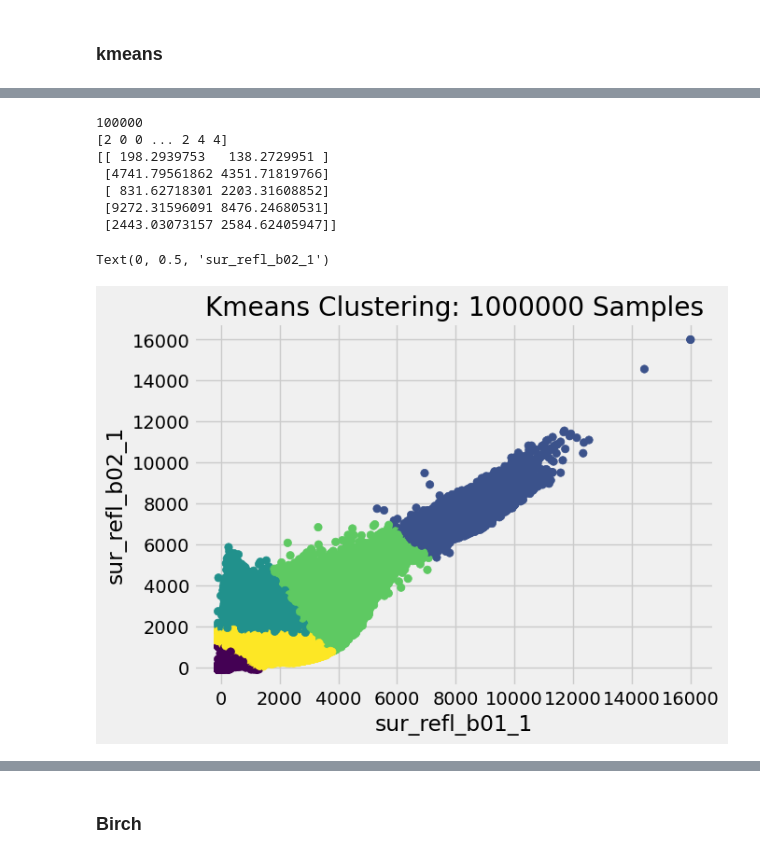
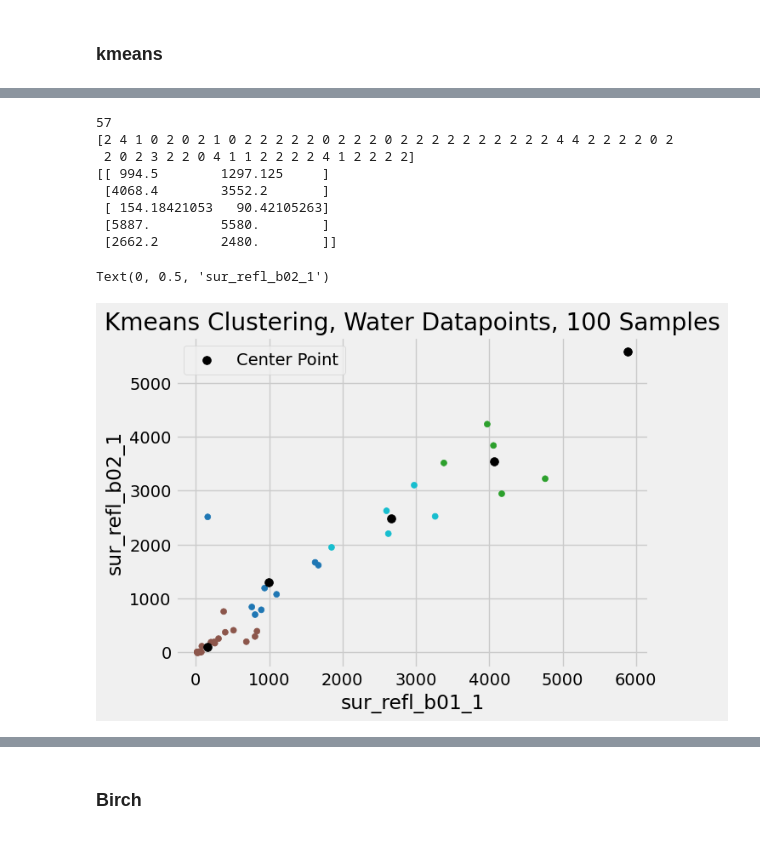
Before and after one commit to nasa-nccs-hpda/modis-water-classification, a Jupyter notebook: modis_water_training/view/notebook/Burke_Analysis/MODIS_Water_Clustering_Analysis.ipynb, the cells around one changed output, grey strips where cells are left out. Saved outputs shown, nothing was run; the diff lists cells and outputs as text; code cells hidden in the pictures.

```diff
--- a/modis_water_training/view/notebook/Burke_Analysis/MODIS_Water_Clustering_Analysis.ipynb
+++ b/modis_water_training/view/notebook/Burke_Analysis/MODIS_Water_Clustering_Analysis.ipynb
@@ -30,18 +30,30 @@ plt.style.use('fivethirtyeight')
 warnings.filterwarnings('ignore')
 %matplotlib inline
 # %%
-training_data_basepath = '/explore/nobackup/projects/ilab/data/MODIS/MODIS_WATER_ML/training_data/v4.2.0'
+DATA_VERSION='v2.0.0'
+training_data_basepath = f'/explore/nobackup/projects/ilab/data/MODIS/MODIS_WATER_ML/training_data/{DATA_VERSION}'
 
 GPU = True
-TILE = 'Golden'
+
 MODEL = 'rf'
 TEST_RATIO = 0.2
 RANDOM_STATE = 42
 LABEL_NAME = 'water'
 DATA_TYPE = np.int16
 FRAC_LAND=0.5
-# Columns that are offset, years, julian days, etc (always need to be dropped).
-offsets_indexes = ['x_offset', 'y_offset', 'year', 'julian_day','tileID']
+
+
+##############################
+#VERSION 4.2.0
+#TILE = 'Golden'#v4.2.0
+#offsets_indexes = ['x_offset', 'y_offset', 'year', 'julian_day','tileID']
+##############################
+
+##############################
+#VERSION 2.0.0
+TILE = 'GLOBAL'#v4.2.0
+offsets_indexes = ['x_offset', 'y_offset', 'year', 'julian_day']
+##############################
 
 glob_string = os.path.join(training_data_basepath,'MOD*{}*.parquet.gzip'.format(TILE))
 data_paths = sorted([fv for fv in glob.glob(glob_string)])
@@ -51,5 +63,6 @@ print(data_paths)
 data_path = data_paths[0]
 print(data_path)
 
-num_datapoints = 100
+
+num_datapoints = 10000000
 # %% [output]
@@ -177,6 +200,6 @@ common_params = {
 }
 # %%
 %%time
-kme =  KMeans(n_clusters=5, **common_params).fit(X)
-kmeans_output = kme.predict(X)
+kme_water =  KMeans(n_clusters=5, **common_params).fit(X_water)
+kmeans_output_water = kme_water.predict(X_water)
 # %% [output]
@@ -185,20 +208,25 @@ Wall time: 153 ms
 # %%
-print(len(kmeans_output))
-print(kmeans_output)
-print(kme.cluster_centers_)
+print(len(kmeans_output_water))
+print(kmeans_output_water)
+print(kme_water.cluster_centers_)
 # %% [output]
-100000
-[2 0 0 ... 2 4 4]
-[[ 198.2939753   138.2729951 ]
- [4741.79561862 4351.71819766]
- [ 831.62718301 2203.31608852]
- [9272.31596091 8476.24680531]
- [2443.03073157 2584.62405947]]
+57
+[2 4 1 0 2 0 2 1 0 2 2 2 2 2 0 2 2 2 0 2 2 2 2 2 2 2 2 2 2 4 4 2 2 2 2 0 2
+ 2 0 2 3 2 2 0 4 1 1 2 2 2 2 4 1 2 2 2 2]
+[[ 994.5        1297.125     ]
+ [4068.4        3552.2       ]
+ [ 154.18421053   90.42105263]
+ [5887.         5580.        ]
+ [2662.2        2480.        ]]
 # %%
-plt.scatter(X.values[:,0], X.values[:,1],c=kmeans_output)
-plt.title(f'Kmeans Clustering: {num_datapoints} Samples')
-plt.xlabel(X.columns[0])
-plt.ylabel(X.columns[1])
+plt.scatter(X_water.values[:,0], X_water.values[:,1],
+            c=kmeans_output_water,cmap='tab10',s=25)
+plt.scatter(kme_water.cluster_centers_[:,0],kme_water.cluster_centers_[:,1],
+            label='Center Point',c='k',s=50)
+plt.title(f'Kmeans Clustering, Water Datapoints, {num_datapoints} Samples')
+plt.legend()
+plt.xlabel(X_water.columns[0])
+plt.ylabel(X_water.columns[1])
 # %% [output]
 Text(0, 0.5, 'sur_refl_b02_1')
-[figure, old version]
+[figure, new version]
```
Also changed, not shown: parts of 28 cells of this notebook, 4 other files.
